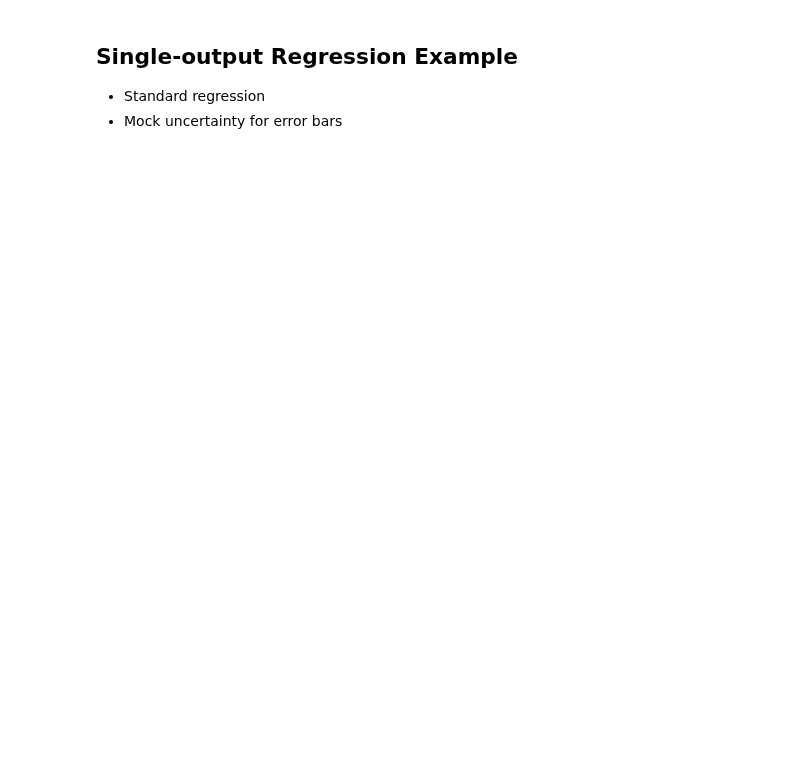
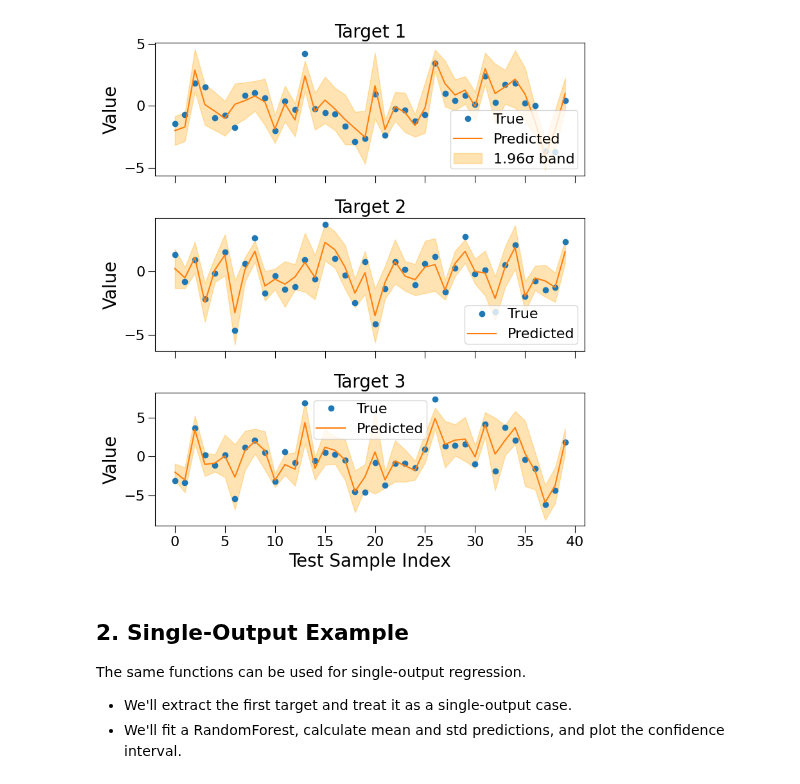
Before and after one commit to takotime808/multioutreg, a Jupyter notebook: examples/confidence_plots.ipynb, the cells around one changed output. Cells and saved outputs as stored; diff of their text form; code cells hidden in the pictures; blank space fills up the shorter version.

```diff
--- a/examples/confidence_plots.ipynb
+++ b/examples/confidence_plots.ipynb
@@ -28,6 +29,21 @@ or from the matplotlib source distribution
+# %%
+# Simulate multi-output data
+n_samples = 200
+n_features = 3
+n_targets = 3
+rng = np.random.RandomState(42)
+X = rng.randn(n_samples, n_features)
+Y = X @ rng.randn(n_features, n_targets) + rng.randn(n_samples, n_targets) * 0.5
+
+plot_multioutput_confidence_intervals(X, Y, z=1.96)
+# %% [output]
+[figure, added]
 # %% [markdown]
 <!-- # Copyright (c) 2025 takotime808 -->
 
-## Single-output Regression Example
-- Standard regression
-- Mock uncertainty for error bars
+## 2. Single-Output Example
+
+The same functions can be used for single-output regression.
+
+- We'll extract the first target and treat it as a single-output case.
+- We'll fit a RandomForest, calculate mean and std predictions, and plot the confidence interval.
```
Also changed, not shown: parts of 11 cells of this notebook, 2 other files.
